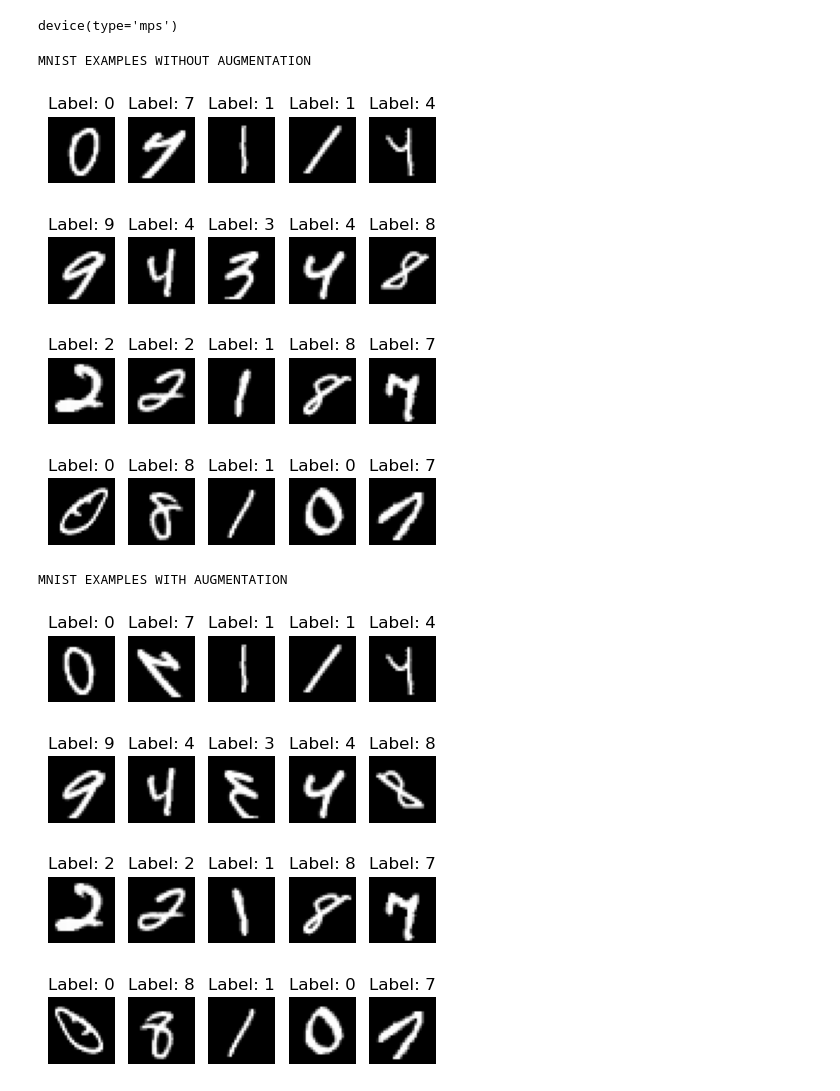
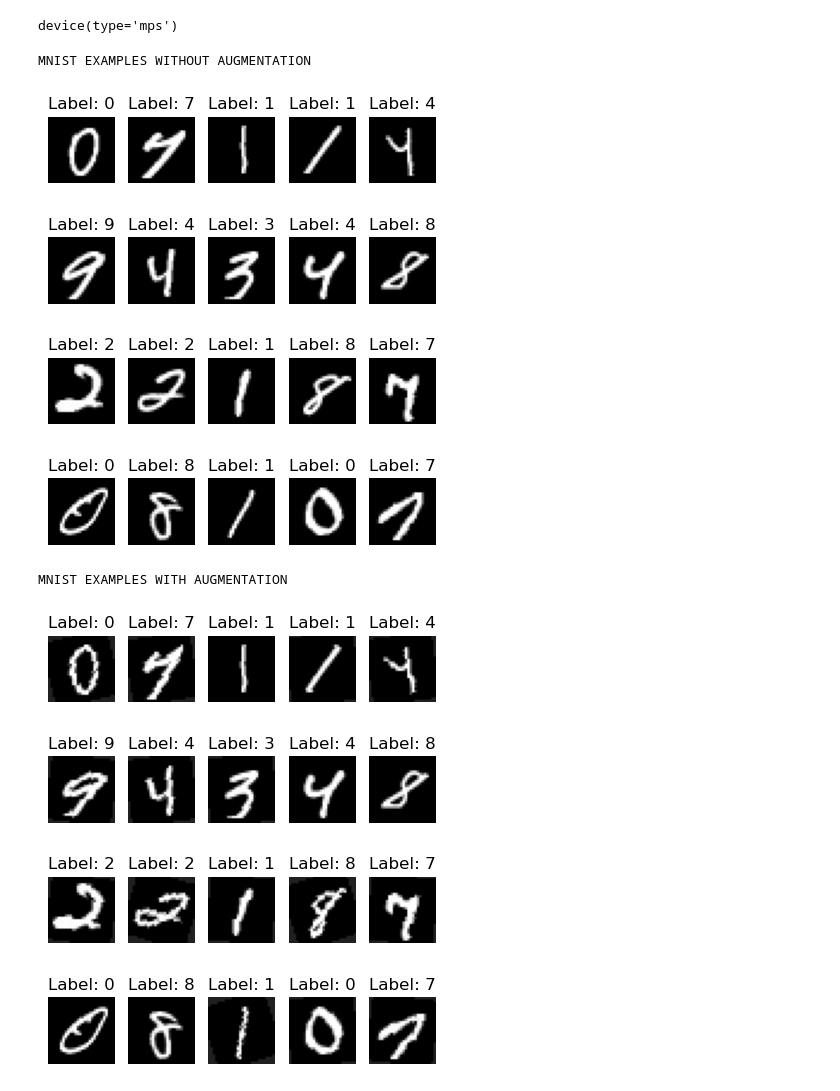
Before and after one commit to kmcguigan1/MNIST-Convs-Torch, a Jupyter notebook: MNIST_Model_Resid.ipynb, the cells around one changed output. Drawn from its saved outputs; the diff is of its cells as text; code cells hidden in the pictures.

```diff
--- a/MNIST_Model_Resid.ipynb
+++ b/MNIST_Model_Resid.ipynb
@@ -90,35 +90,37 @@ test_loader = torch.utils.data.DataLoader(test_data, batch_size=test_batch_size)
 plot_mnist(train_data)
 
 ### Example augmentation ###
 print("MNIST EXAMPLES WITH AUGMENTATION")
 
 # train and test image transforms
 train_transform_aug = torchvision.transforms.Compose([
     torchvision.transforms.ToTensor(),
     torchvision.transforms.Normalize(mean = mnist_mean, std = mnist_std_dev),
-    torchvision.transforms.RandomHorizontalFlip()
+    torchvision.transforms.RandomRotation(degrees=20),
+    torchvision.transforms.GaussianBlur(3, sigma=0.2),
+    # torchvision.transforms.RandomHorizontalFlip()
 ])
 
 test_transform_aug = torchvision.transforms.Compose([
     torchvision.transforms.ToTensor(),
     torchvision.transforms.Normalize(mean = mnist_mean, std = mnist_std_dev)
 ])
 
 # train and test data
 train_data_aug = torchvision.datasets.MNIST('./files/', train=True, download=True, transform=train_transform_aug)
 test_data_aug = torchvision.datasets.MNIST('./files/', train=False, download=True, transform=test_transform_aug)
 
 # train and test data loaders
 train_loader_aug = torch.utils.data.DataLoader(train_data_aug, batch_size=train_batch_size, shuffle=True)
 test_loader_aug = torch.utils.data.DataLoader(test_data_aug, batch_size=test_batch_size)
 
 # plot examples of training data
 plot_mnist(train_data_aug)
 # %% [output]
 MNIST EXAMPLES WITHOUT AUGMENTATION
 [figure]
 MNIST EXAMPLES WITH AUGMENTATION
-[figure, old version]
+[figure, new version]
 # %%
 class ConvLayer(nn.Module):
     def __init__(self, in_channels, out_channels, kernel_size=3, stride=1, skip_downsample_method='stride_conv'):
```
Also changed, not shown: parts of 7 cells of this notebook, 8 other files.
